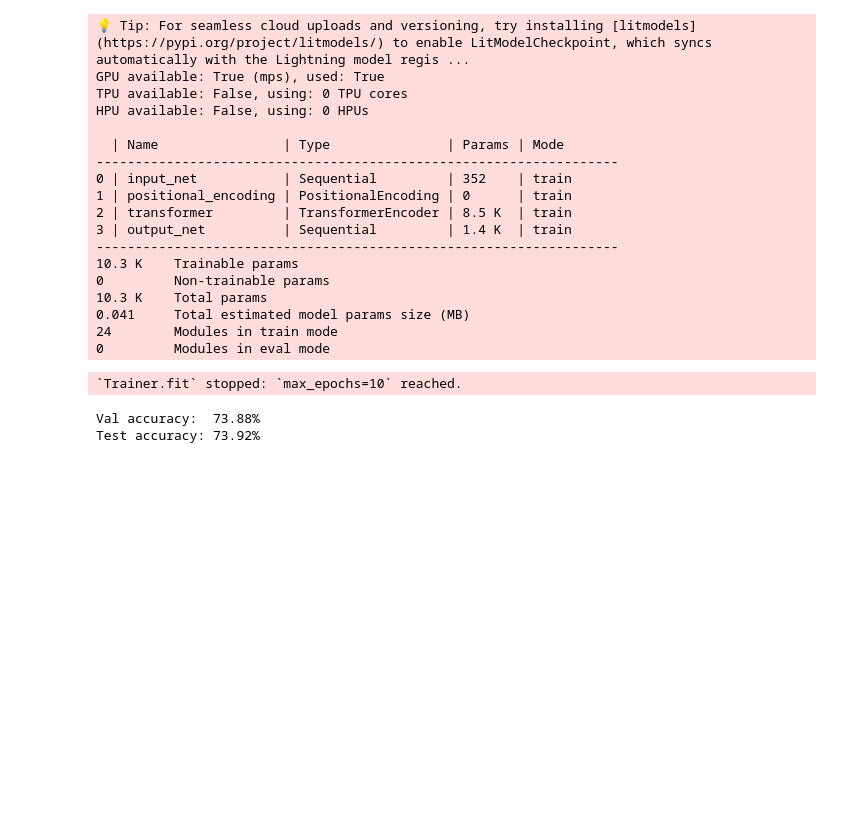
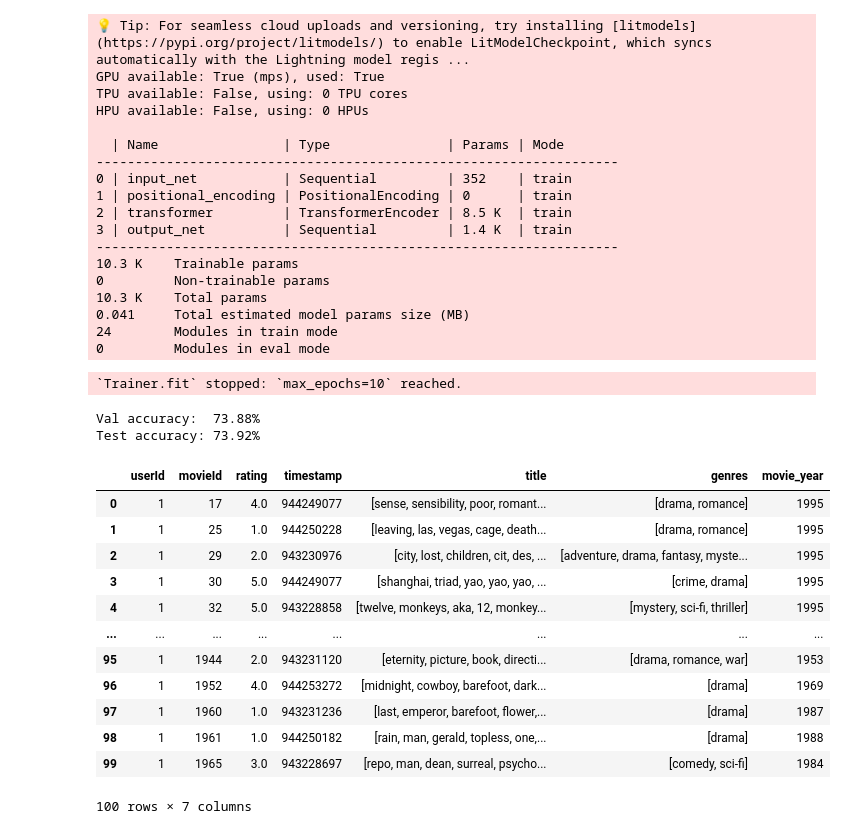
Before and after one commit to funktor/recsys, a Jupyter notebook: py-transformers.ipynb, the cells around one changed output. Saved outputs shown, nothing was run; the diff lists cells and outputs as text; code cells hidden in the pictures; blank space fills up the shorter version.

```diff
--- a/py-transformers.ipynb
+++ b/py-transformers.ipynb
@@ -486,0 +549,16 @@ Test accuracy: 73.92%
+# %%
+df[:100]
+# %% [output]
+|  | userId | movieId | rating | timestamp | title | genres | movie_year |
+| 0 | 1 | 17 | 4.0 | 944249077 | [sense, sensibility, poor, romant... | [drama, romance] | 1995 |
+| 1 | 1 | 25 | 1.0 | 944250228 | [leaving, las, vegas, cage, death... | [drama, romance] | 1995 |
+| 2 | 1 | 29 | 2.0 | 943230976 | [city, lost, children, cit, des, ... | [adventure, drama, fantasy, myste... | 1995 |
+| 3 | 1 | 30 | 5.0 | 944249077 | [shanghai, triad, yao, yao, yao, ... | [crime, drama] | 1995 |
+| 4 | 1 | 32 | 5.0 | 943228858 | [twelve, monkeys, aka, 12, monkey... | [mystery, sci-fi, thriller] | 1995 |
+| ... | ... | ... | ... | ... | ... | ... | ... |
+| 95 | 1 | 1944 | 2.0 | 943231120 | [eternity, picture, book, directi... | [drama, romance, war] | 1953 |
+| 96 | 1 | 1952 | 4.0 | 944253272 | [midnight, cowboy, barefoot, dark... | [drama] | 1969 |
+| 97 | 1 | 1960 | 1.0 | 943231236 | [last, emperor, barefoot, flower,... | [drama] | 1987 |
+| 98 | 1 | 1961 | 1.0 | 944250182 | [rain, man, gerald, topless, one,... | [drama] | 1988 |
+| 99 | 1 | 1965 | 3.0 | 943228697 | [repo, man, dean, surreal, psycho... | [comedy, sci-fi] | 1984 |
+100 rows × 7 columns
```
Also changed, not shown: parts of 23 cells of this notebook, 1 other file.
